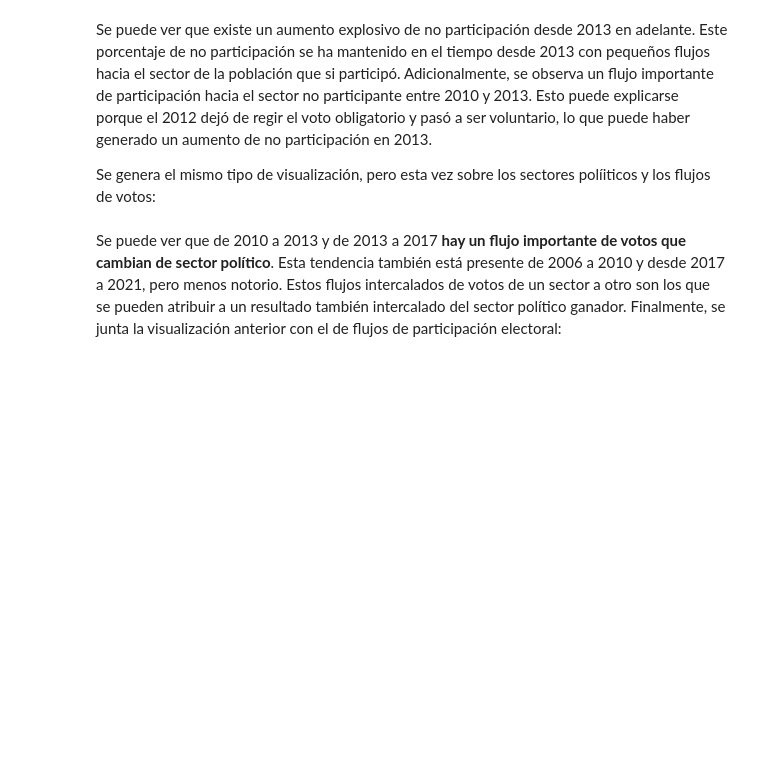
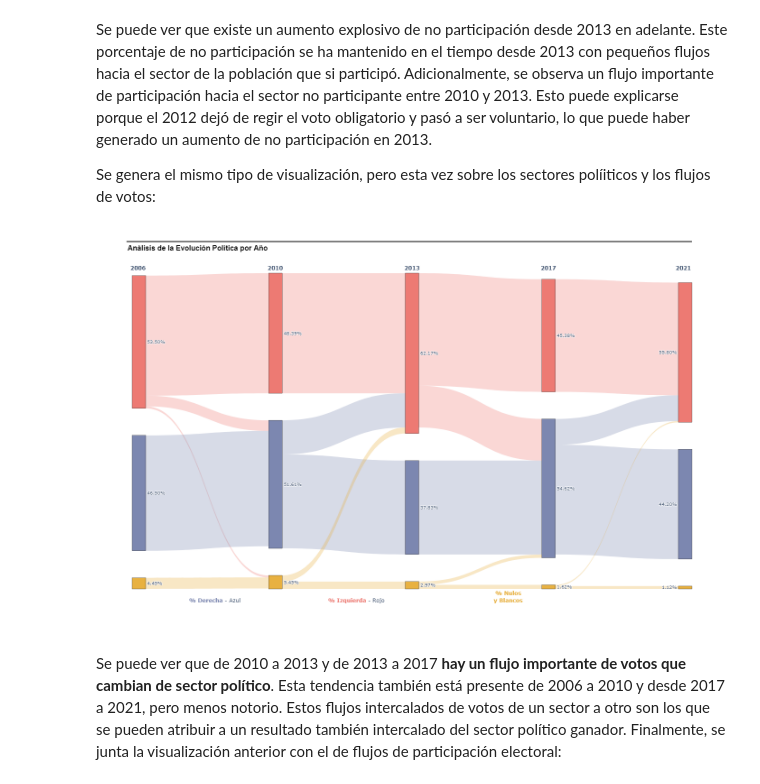
Before and after one commit to DiegoLeonG96/VisInfo_T4, a Jupyter notebook: Ideando_historia.ipynb, the cells around one changed output. Saved outputs shown, nothing was run; the diff lists cells and outputs as text; code cells hidden in the pictures; blank space fills up the shorter version.

```diff
--- a/Ideando_historia.ipynb
+++ b/Ideando_historia.ipynb
@@ -831,34 +835,37 @@ fig.add_annotation(
     showarrow=False, font=dict(size=12)
 )
 
 # Añadir años en la parte superior
 fig.add_annotation(
     x=-0.005, y=1.03, xref="paper", yref="paper",
     text="<b>2006</b>",
     showarrow=False, font=dict(size=12)
 )
 fig.add_annotation(
     x=0.24, y=1.03, xref="paper", yref="paper",
     text="<b>2010</b>",
     showarrow=False, font=dict(size=12)
 )
 fig.add_annotation(
     x=0.5, y=1.03, xref="paper", yref="paper",
     text="<b>2013</b>",
     showarrow=False, font=dict(size=12)
 )
 fig.add_annotation(
     x=0.76, y=1.03, xref="paper", yref="paper",
     text="<b>2017</b>",
     showarrow=False, font=dict(size=12)
 )
 fig.add_annotation(
     x=1, y=1.03, xref="paper", yref="paper",
     text="<b>2021</b>",
     showarrow=False, font=dict(size=12)
 )
 
-fig.show()
+fig.write_image("sankey_sectores.png")
+Image("sankey_sectores.png")
+# %% [output]
+[figure, added]
 # %% [markdown]
 Se puede ver que de 2010 a 2013 y de 2013 a 2017 **hay un flujo importante de votos que cambian de sector político**. Esta tendencia también está presente de 2006 a 2010 y desde 2017 a 2021, pero menos notorio. Estos flujos intercalados de votos de un sector a otro son los que se pueden atribuir a un resultado también intercalado del sector político ganador. Finalmente, se junta la visualización anterior con el de flujos de participación electoral:
 # %%
```
Also changed, not shown: parts of 3 cells of this notebook, 5 other files.
